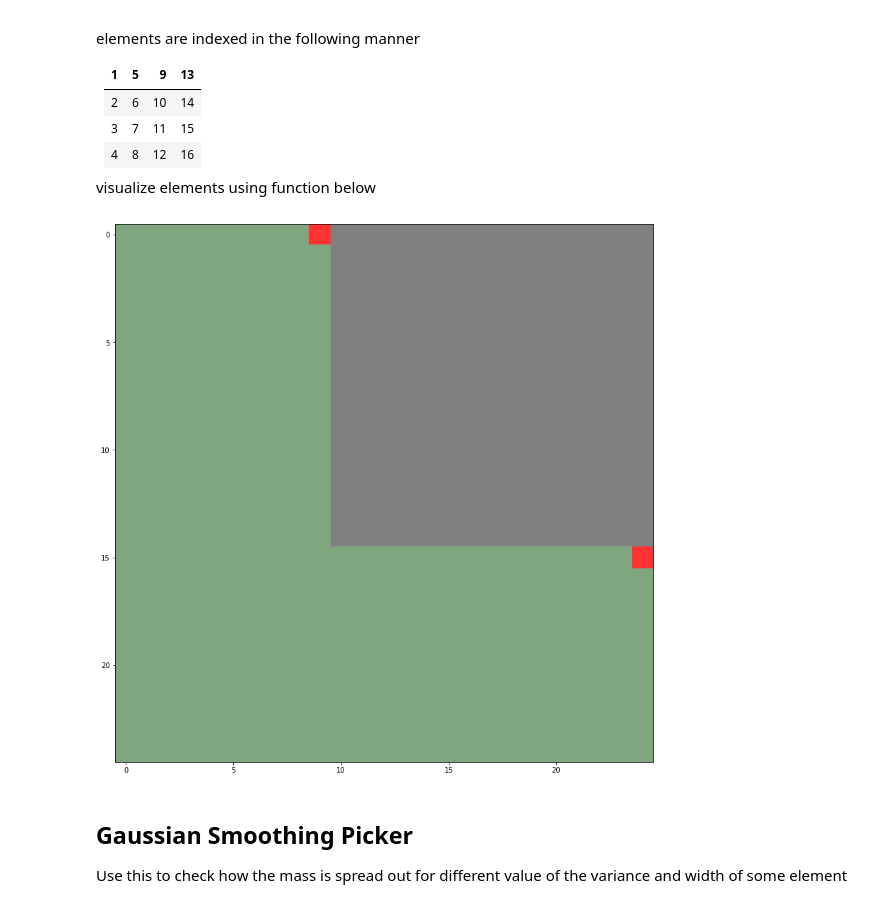
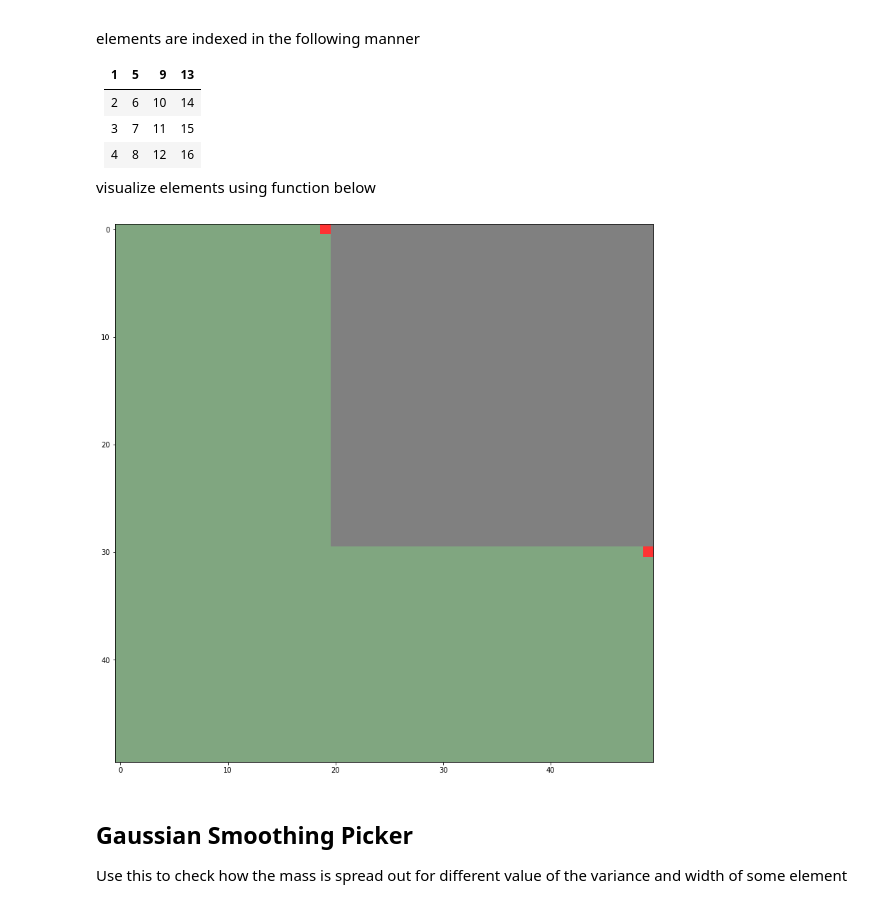
Before and after one commit to JonasRSV/Tensorflow-Structural-Optimization-Example, a Jupyter notebook: demo-stress-conditions.ipynb, the cells around one changed output. Drawn from its saved outputs; the diff is of its cells as text; code cells hidden in the pictures.

```diff
--- a/demo-stress-conditions.ipynb
+++ b/demo-stress-conditions.ipynb
@@ -30,15 +30,15 @@ elements are indexed in the following manner
 
 visualize elements using function below
 # %%
-problem_size = 5
+problem_size = 10
 
-elements = [16 * np.square(problem_size) - problem_size * 2, 225]
+elements = [16 * np.square(problem_size) - problem_size * 2, 950]
 element_index_matrix = get_element_index_matrix(problem_size)
 
 
 visual.highlight_elements(element_index_matrix, elements)
 # %% [output]
-[figure, old version]
+[figure, new version]
 # %% [markdown]
 Gaussian Smoothing Picker
 ---
```
Also changed, not shown: parts of 7 cells of this notebook.
